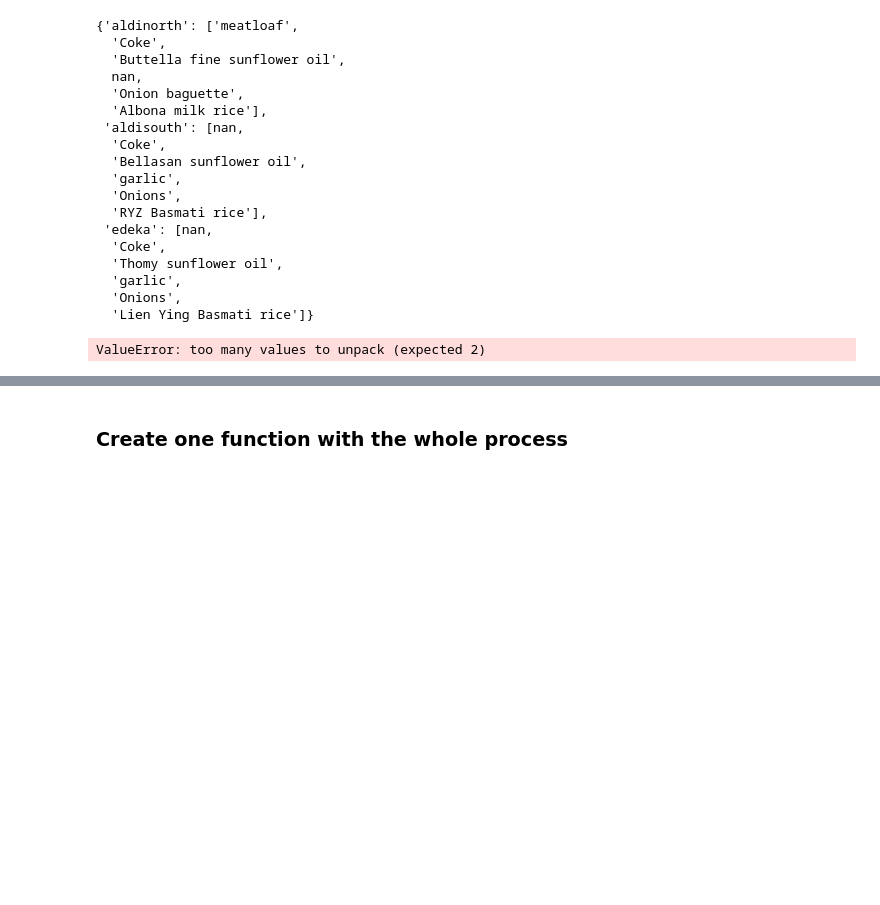
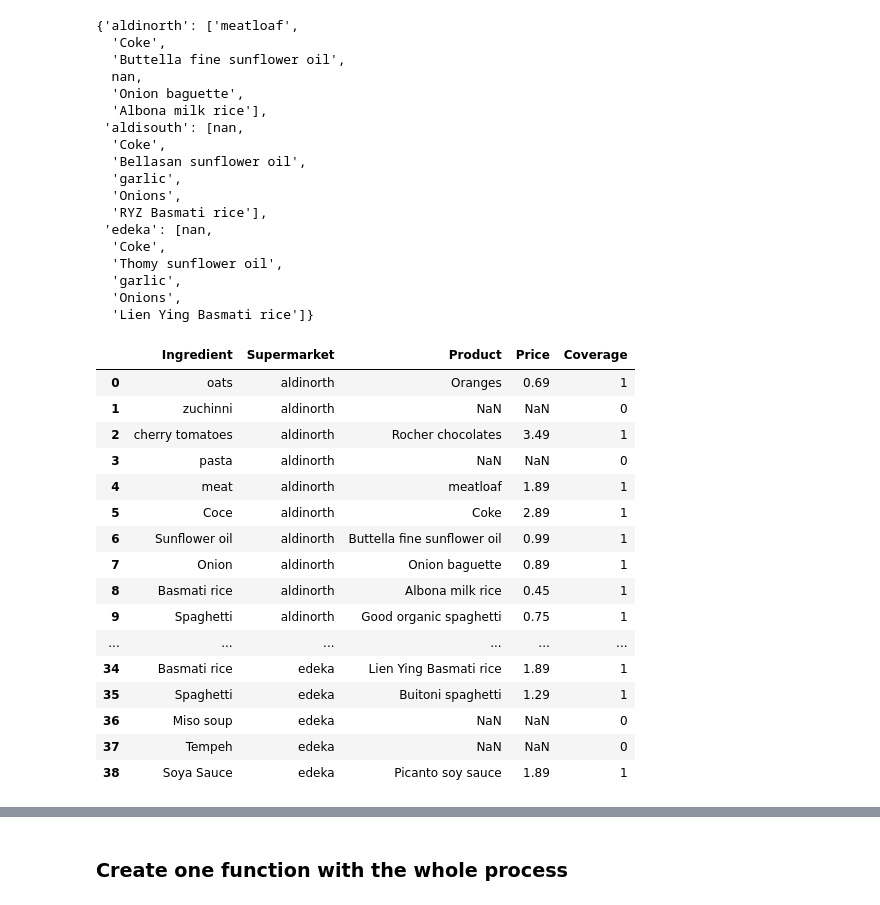
Before and after one commit to pepenunez/final-project, a Jupyter notebook: 04_supermarkets-modeling.ipynb, the cells around one changed output, grey strips where cells are left out. Cells and saved outputs as stored; diff of their text form; code cells hidden in the pictures; blank space fills up the shorter version.

```diff
--- a/04_supermarkets-modeling.ipynb
+++ b/04_supermarkets-modeling.ipynb
@@ -377,6 +376,22 @@ def get_list_products_price(ingredients:list):
 
     return result
 # %%
-get_list_products_price(['meat', 'Coce', 'Sunflower oil', 'Garlic', 'Onion', 'Basmati rice', 'Spaghetti', 'Miso soup', 'Tempeh', 'Soya Sauce'])
+get_list_products_price(['oats', 'zuchinni', 'cherry tomatoes', 'pasta', 'meat', 'Coce', 'Sunflower oil', 'Onion', 'Basmati rice', 'Spaghetti', 'Miso soup', 'Tempeh', 'Soya Sauce'])
 # %% [output]
-ValueError: too many values to unpack (expected 2)
+|  | Ingredient | Supermarket | Product | Price | Coverage |
+| 0 | oats | aldinorth | Oranges | 0.69 | 1 |
+| 1 | zuchinni | aldinorth | NaN | NaN | 0 |
+| 2 | cherry tomatoes | aldinorth | Rocher chocolates | 3.49 | 1 |
+| 3 | pasta | aldinorth | NaN | NaN | 0 |
+| 4 | meat | aldinorth | meatloaf | 1.89 | 1 |
+| 5 | Coce | aldinorth | Coke | 2.89 | 1 |
+| 6 | Sunflower oil | aldinorth | Buttella fine sunflower oil | 0.99 | 1 |
+| 7 | Onion | aldinorth | Onion baguette | 0.89 | 1 |
+| 8 | Basmati rice | aldinorth | Albona milk rice | 0.45 | 1 |
+| 9 | Spaghetti | aldinorth | Good organic spaghetti | 0.75 | 1 |
+| ... | ... | ... | ... | ... | ... |
+| 34 | Basmati rice | edeka | Lien Ying Basmati rice | 1.89 | 1 |
+| 35 | Spaghetti | edeka | Buitoni spaghetti | 1.29 | 1 |
+| 36 | Miso soup | edeka | NaN | NaN | 0 |
+| 37 | Tempeh | edeka | NaN | NaN | 0 |
+| 38 | Soya Sauce | edeka | Picanto soy sauce | 1.89 | 1 |
```
Also changed, not shown: parts of 6 cells of this notebook.
